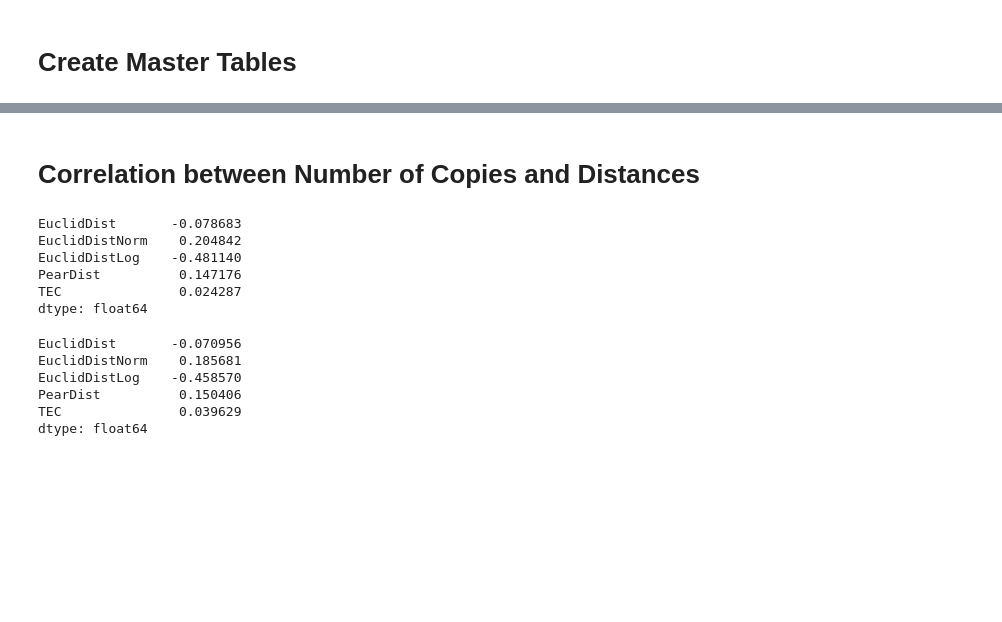
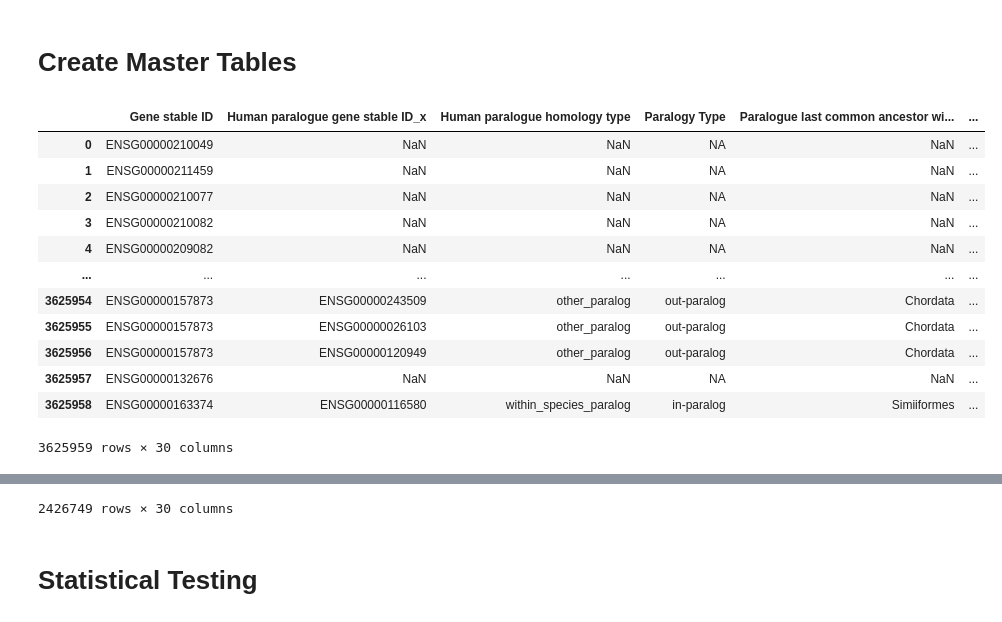
Before and after one commit to AndrewH72/Gene-Duplication, a Jupyter notebook: scripts/createMasterTables.ipynb, the cells around one changed output, grey strips where cells are left out. Cells and saved outputs as stored; diff of their text form; code cells hidden in the pictures; blank space fills up the shorter version.

```diff
--- a/scripts/createMasterTables.ipynb
+++ b/scripts/createMasterTables.ipynb
@@ -5,8 +5,8 @@ import pandas as pd
 from scipy import stats
 # %%
 # Master tables.
-masterTableHuman = pd.read_csv("/Users/andrewhsu/Projects/McNair/data/humanParalogs.txt", sep="\t")
-masterTableMouse = pd.read_csv("/Users/andrewhsu/Projects/McNair/data/mouseParalogs.txt", sep="\t")
+masterTableHuman = pd.read_csv("/Users/andrewhsu/Projects/McNair/data/humanParalogy.txt", sep="\t")
+masterTableMouse = pd.read_csv("/Users/andrewhsu/Projects/McNair/data/mouseParalogy.txt", sep="\t")
 # %% [markdown]
 # Add Expression Profile Information
 # %%
@@ -101,2 +123,22 @@ masterTableMouse = masterTableMouse.merge(mouseExonsGrouped, on="Gene stable ID"
+# %%
+humanSpecific = ["Primates", "Haplorrhini", "Simiiformes", "Catarrhini", "Hominidae", "Homininae", "Homo sapiens"]
+mouseSpecific = ["Glires", "Rodentia", "Myomorpha", "Muroidea", "Murinae", "Mus", "Mus musculus reference (CL57BL6) strain"]
+
+humanParalogyConditions = [
+    masterTableHuman["Paralogue last common ancestor with Human"].isin(humanSpecific),
+    (~masterTableHuman["Paralogue last common ancestor with Human"].isin(humanSpecific)) & (~masterTableHuman["Paralogue last common ancestor with Human"].isna()),
+]
+mouseParalogyConditions = [
+    masterTableMouse["Paralogue last common ancestor with Mouse"].isin(mouseSpecific),
+    (~masterTableMouse["Paralogue last common ancestor with Mouse"].isin(mouseSpecific)) & (~masterTableMouse["Paralogue last common ancestor with Mouse"].isna()),
+]
+
+paralogyChoices = [
+    "in-paralog",
+    "out-paralog"
+]
+
+masterTableHuman["Paralogy Type"] = np.select(humanParalogyConditions, paralogyChoices, default="NA")
+masterTableMouse["Paralogy Type"] = np.select(mouseParalogyConditions, paralogyChoices, default="NA")
 # %% [markdown]
 # Create Master Tables
@@ -108,0 +157,17 @@ masterTableMouse = masterTableMouse.merge(mouseExonsGrouped, on="Gene stable ID"
+# %%
+display(masterTableHuman)
+display(masterTableMouse)
+# %% [output]
+|  | Gene stable ID | Human paralogue gene stable ID_x | Human paralogue homology type | Paralogy Type | Paralogue last common ancestor wi... | ... |
+| 0 | ENSG00000210049 | NaN | NaN | NA | NaN | ... |
+| 1 | ENSG00000211459 | NaN | NaN | NA | NaN | ... |
+| 2 | ENSG00000210077 | NaN | NaN | NA | NaN | ... |
+| 3 | ENSG00000210082 | NaN | NaN | NA | NaN | ... |
+| 4 | ENSG00000209082 | NaN | NaN | NA | NaN | ... |
+| ... | ... | ... | ... | ... | ... | ... |
+| 3625954 | ENSG00000157873 | ENSG00000243509 | other_paralog | out-paralog | Chordata | ... |
+| 3625955 | ENSG00000157873 | ENSG00000026103 | other_paralog | out-paralog | Chordata | ... |
+| 3625956 | ENSG00000157873 | ENSG00000120949 | other_paralog | out-paralog | Chordata | ... |
+| 3625957 | ENSG00000132676 | NaN | NaN | NA | NaN | ... |
+| 3625958 | ENSG00000163374 | ENSG00000116580 | within_species_paralog | in-paralog | Simiiformes | ... |
+3625959 rows × 30 columns
@@ -109,21 +186,3 @@ masterTableMouse = masterTableMouse.merge(mouseExonsGrouped, on="Gene stable ID"
+2426749 rows × 30 columns
 # %% [markdown]
-# Correlation between Number of Copies and Distances
+# Statistical Testing
-# %%
-humanMasterCorr = masterTableHuman.loc[:, ["EuclidDist", "EuclidDistNorm", "EuclidDistLog", "PearDist", "TEC"]].corrwith(masterTableHuman["Number of Duplicates"], method="spearman")
-mouseMasterCorr = masterTableMouse.loc[:, ["EuclidDist", "EuclidDistNorm", "EuclidDistLog", "PearDist", "TEC"]].corrwith(masterTableMouse["Number of Duplicates"], method="spearman")
-
-display(humanMasterCorr)
-display(mouseMasterCorr)
-# %% [output]
-EuclidDist       -0.078683
-EuclidDistNorm    0.204842
-EuclidDistLog    -0.481140
-PearDist          0.147176
-TEC               0.024287
-dtype: float64
-EuclidDist       -0.070956
-EuclidDistNorm    0.185681
-EuclidDistLog    -0.458570
-PearDist          0.150406
-TEC               0.039629
-dtype: float64
```
Also changed, not shown: parts of 8 cells of this notebook, 6 other files.
